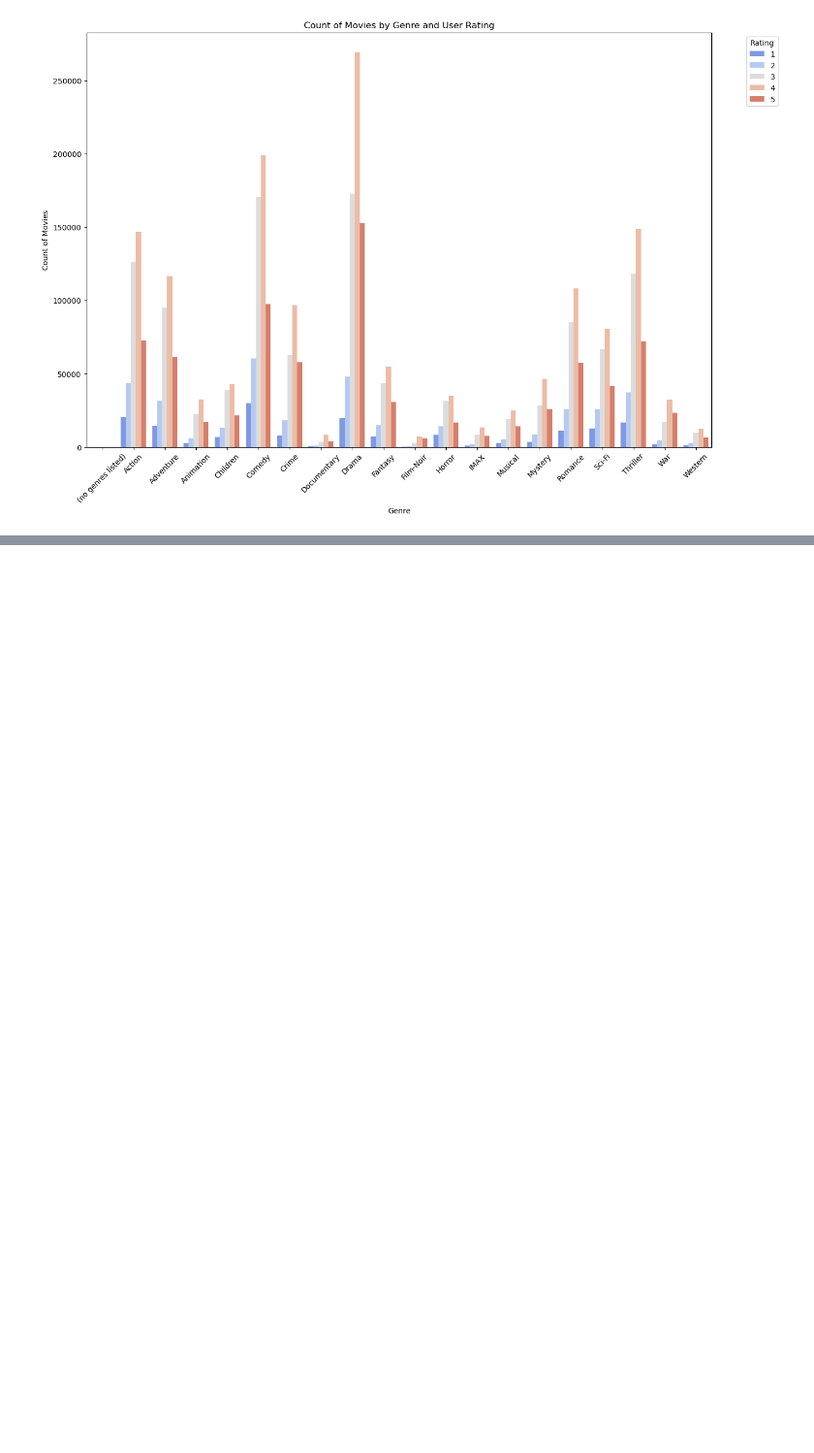
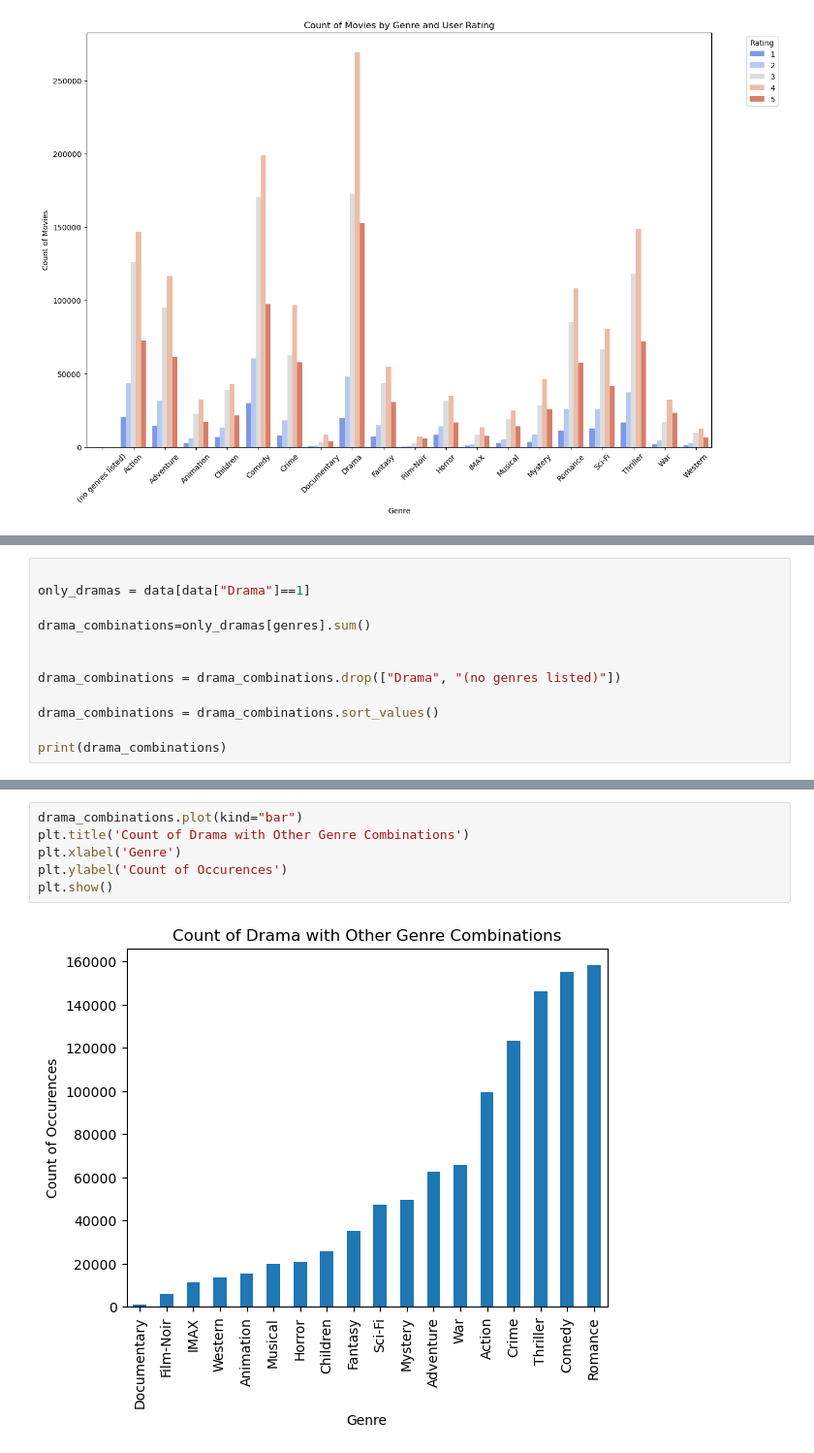
Before and after one commit to padraicohora/movie-recommendation, a Jupyter notebook: exploration/movies-ratings-tags-exploration.ipynb, the cells around one changed output, grey strips where cells are left out. Shown at 97% size. Drawn from its saved outputs; the diff is of its cells as text; blank space fills up the shorter version.

```diff
--- a/exploration/movies-ratings-tags-exploration.ipynb
+++ b/exploration/movies-ratings-tags-exploration.ipynb
@@ -254,0 +263,12 @@ plt.show()
+# %%
+
+only_dramas = data[data["Drama"]==1]
+
+drama_combinations=only_dramas[genres].sum()
+
+
+drama_combinations = drama_combinations.drop(["Drama", "(no genres listed)"])
+
+drama_combinations = drama_combinations.sort_values()
+
+print(drama_combinations)
@@ -254,0 +295,8 @@ plt.show()
+# %%
+drama_combinations.plot(kind="bar")
+plt.title('Count of Drama with Other Genre Combinations')
+plt.xlabel('Genre')
+plt.ylabel('Count of Occurences')
+plt.show()
+# %% [output]
+[figure, added]
```
Also changed, not shown: parts of 14 cells of this notebook, 8 other files.
